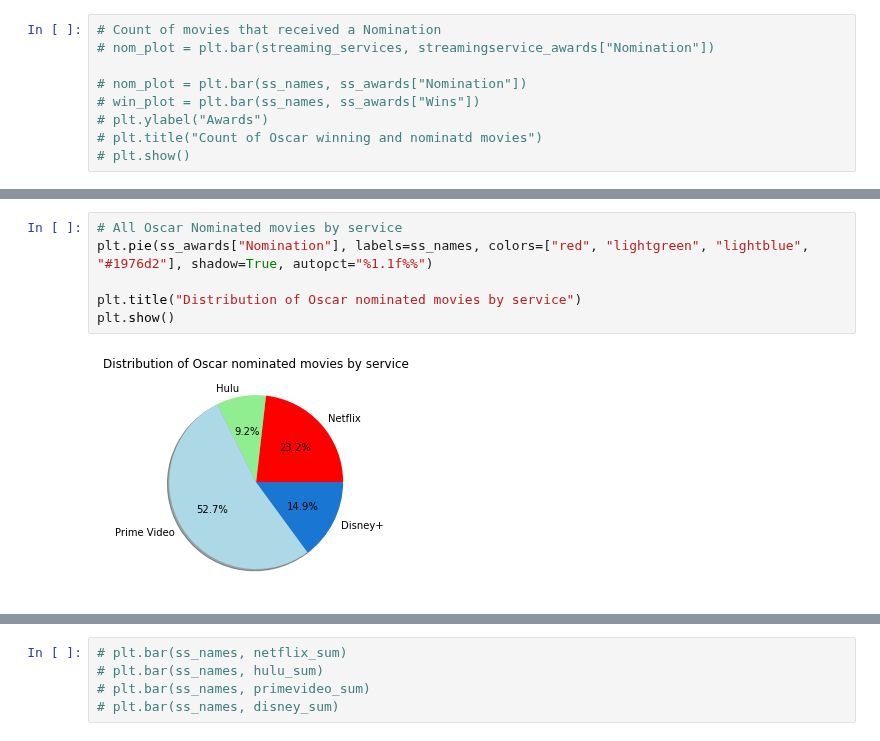
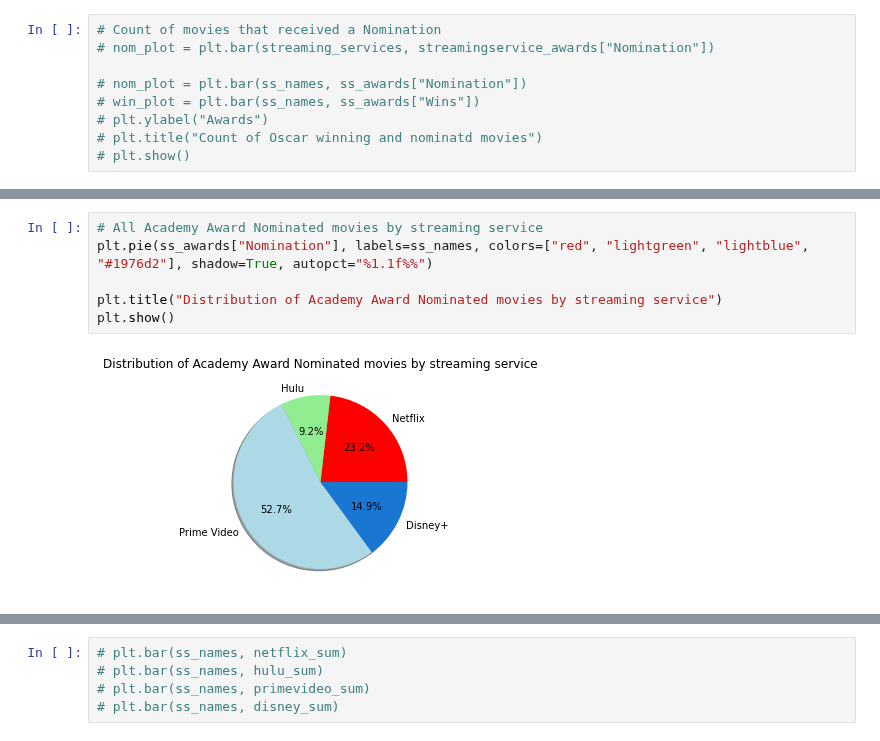
Before and after one commit to jacance/streaming-service-analysis, a Jupyter notebook: notebook_justin.ipynb, the cells around one changed output, grey strips where cells are left out. Saved outputs shown, nothing was run; the diff lists cells and outputs as text.

```diff
--- a/notebook_justin.ipynb
+++ b/notebook_justin.ipynb
@@ -384,11 +385,11 @@ plt.show()
 # %%
-# All Oscar Nominated movies by service
+# All Academy Award Nominated movies by streaming service
 plt.pie(ss_awards["Nomination"], labels=ss_names, colors=["red", "lightgreen", "lightblue", "#1976d2"], shadow=True, autopct="%1.1f%%")
 
-plt.title("Distribution of Oscar nominated movies by service")
+plt.title("Distribution of Academy Award Nominated movies by streaming service")
 plt.show()
 # %% [output]
-[figure, old version]
+[figure, new version]
 # %%
 # Bars of award stats along x-axis
 netflix_sum = ss_awards.iloc[0, 0:4]
```
Also changed, not shown: parts of 8 cells of this notebook.
